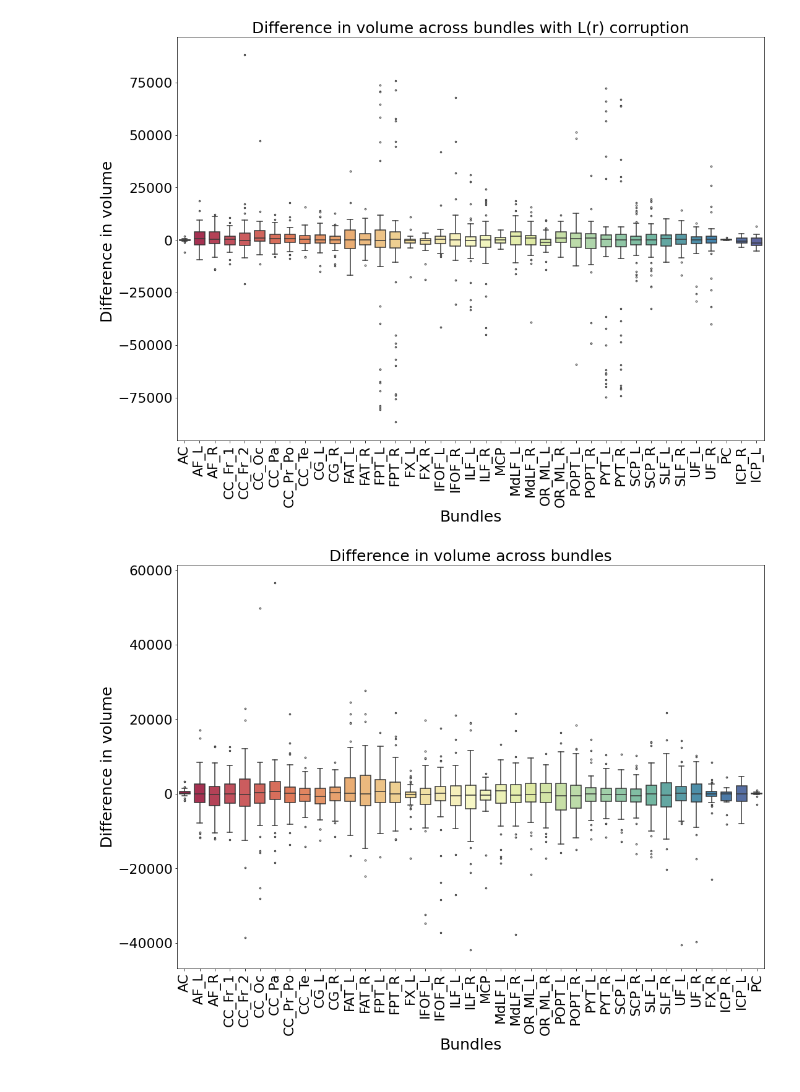
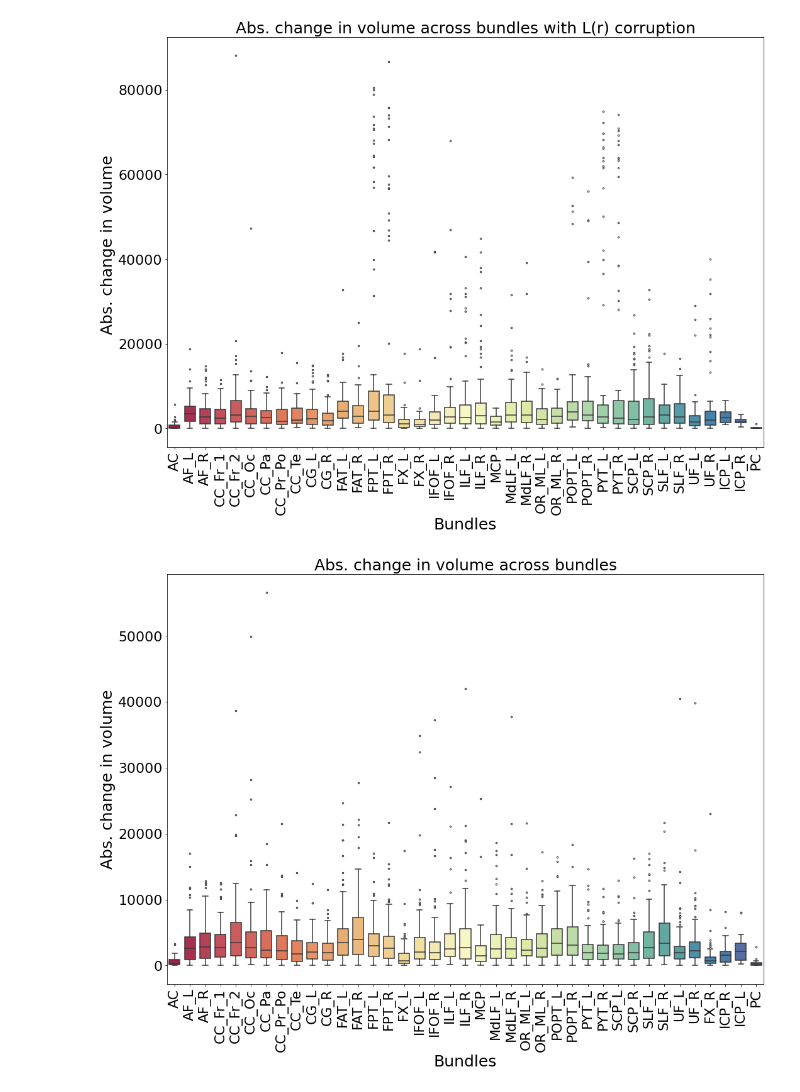
Before and after one commit to MASILab/gradtensor, a Jupyter notebook: src/bundles_plot.ipynb, the cells around one changed output. Drawn from its saved outputs; the diff is of its cells as text; code cells hidden in the pictures.

Commit message:
abs diff lr

```diff
--- a/src/bundles_plot.ipynb
+++ b/src/bundles_plot.ipynb
@@ -215,10 +215,10 @@ for i in d:
 # %%
 #df = pd.DataFrame(columns=['AC', 'AF_L', 'AF_R', 'CC_Fr_1', 'CC_Fr_2', 'CC_Oc', 'CC_Pa', 'CC_Pr_Po', 'CC_Te', 'CG_L', 'CG_R', 'FAT_L', 'FAT_R', 'FPT_L', 'FPT_R', 'FX_L', 'FX_R', 'IFOF_L', 'IFOF_R', 'ILF_L', 'ILF_R', 'MCP', 'MdLF_L', 'MdLF_R', 'OR_ML_L', 'OR_ML_R', 'POPT_L', 'POPT_R', 'PYT_L', 'PYT_R', 'SCP_L', 'SCP_R', 'SLF_L', 'SLF_R', 'UF_L', 'UF_R'])
 import pandas as pd
-len_df = pd.DataFrame()
+elen_df = pd.DataFrame()
 for i in dicts:
     if i != 'nan':
         for key in i:
             #df = df.append({key: i[key]}, ignore_index=True )
             new_row = {'0': i[key], 'x':key}
-            len_df = len_df.append(new_row, ignore_index=True )
+            elen_df = elen_df.append(new_row, ignore_index=True )
@@ -243,11 +245,15 @@ a = ax.set_xticklabels(ax.get_xticklabels(),rotation=90)
 # %%
+import seaborn as sns
+import matplotlib.pyplot as plt
+import warnings
+
 warnings.filterwarnings('ignore')
 plt.figure(figsize=(17,12))
 plt.rcParams.update({'font.size':22})
 flierprops = dict(markerfacecolor='0.75', markersize=5, marker='.',
               linestyle='none')
-ax = sns.boxplot(x='x',y='0',data=edf, flierprops=flierprops, width=0.7, palette="Spectral")
-plt.title('Difference in mean length across bundles', fontsize = 25)
+ax = sns.boxplot(x='x',y='0',data=elen_df, flierprops=flierprops, width=0.7, palette="Spectral")
+plt.title('Abs. change in mean length across bundles', fontsize = 25)
 plt.xlabel('Bundles', fontsize = 25)
-plt.ylabel('Difference in mean length', fontsize = 25)
+plt.ylabel('Abs. change in mean length', fontsize = 25)
 a = ax.set_xticklabels(ax.get_xticklabels(),rotation=90)
@@ -257,6 +265,6 @@ def cohend(c0,c1):
     return cohens_d
 # %%
 len_grouped = len_df.groupby(len_df['x'])
-len_egrouped = len_edf.groupby(len_edf['x'])
+len_egrouped = elen_df.groupby(elen_df['x'])
 len_egrouped.get_group(key)['0']
 # %% [output]
@@ -341,7 +349,7 @@ for i in d:
         diff = {}
         for key in mean_len:
             if key in mean_len1:
-                diff[key] = mean_len[key] - mean_len1[key]
+                diff[key] = np.abs(mean_len[key] - mean_len1[key])
     else:
         diff = 'nan'
 
@@ -365,26 +373,26 @@ plt.rcParams.update({'font.size':22})
 flierprops = dict(markerfacecolor='0.75', markersize=5, marker='.',
               linestyle='none')
 ax = sns.boxplot(x='x',y='0',data=df, flierprops=flierprops, width=0.7, palette="Spectral")
-plt.title('Difference in volume across bundles with L(r) corruption', fontsize = 25)
+plt.title('Abs. change in volume across bundles with L(r) corruption', fontsize = 25)
 plt.xlabel('Bundles', fontsize = 25)
-plt.ylabel('Difference in volume ', fontsize = 25)
+plt.ylabel('Abs. change in volume ', fontsize = 25)
 a = ax.set_xticklabels(ax.get_xticklabels(),rotation=90)
 #adjust_box_widths(fig,0.7)
 # %% [output]
-[figure, old version]
+[figure, new version]
 # %%
 warnings.filterwarnings('ignore')
 plt.figure(figsize=(17,12))
 plt.rcParams.update({'font.size':22})
 flierprops = dict(markerfacecolor='0.75', markersize=5, marker='.',
               linestyle='none')
 ax = sns.boxplot(x='x',y='0',data=edf, flierprops=flierprops, width=0.7, palette="Spectral")
-plt.title('Difference in volume across bundles', fontsize = 25)
+plt.title('Abs. change in volume across bundles', fontsize = 25)
 plt.xlabel('Bundles', fontsize = 25)
-plt.ylabel('Difference in volume', fontsize = 25)
+plt.ylabel('Abs. change in volume', fontsize = 25)
 a = ax.set_xticklabels(ax.get_xticklabels(),rotation=90)
 # %% [output]
-[figure, old version]
+[figure, new version]
 # %%
 vol_grouped = df.groupby(df['x'])
 vol_egrouped = edf.groupby(edf['x'])
```
Also changed, not shown: parts of 8 cells of this notebook, 3 other files.
